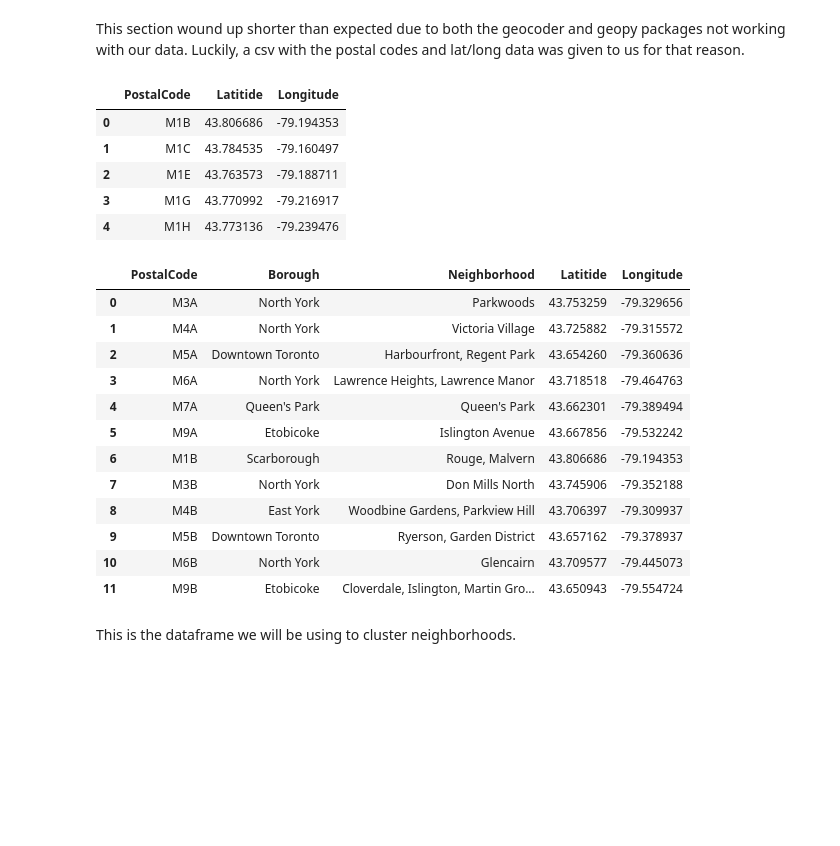
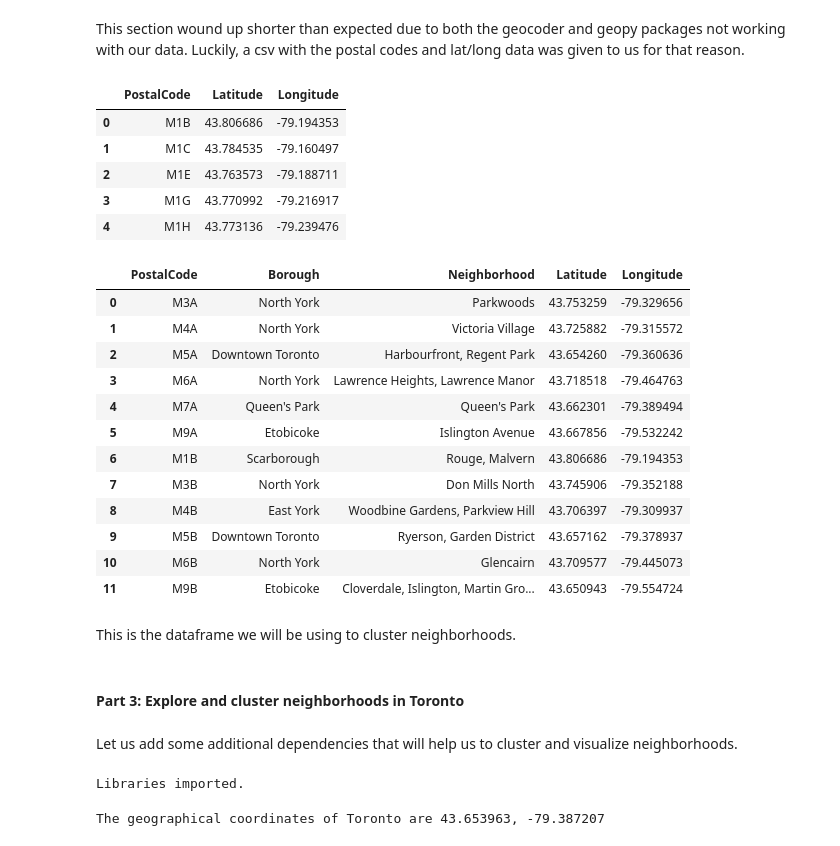
Before and after one commit to mike-bennett/Coursera_Capstone, a Jupyter notebook: Toronto_Clustering.ipynb, the cells around one changed output. Drawn from its saved outputs; the diff is of its cells as text; code cells hidden in the pictures; blank space fills up the shorter version.

Commit message:
Explore and cluster neighborhoods

```diff
--- a/Toronto_Clustering.ipynb
+++ b/Toronto_Clustering.ipynb
@@ -80,12 +80,12 @@ df_final.shape
 <p>This section wound up shorter than expected due to both the geocoder and geopy packages not working with our data. Luckily, a csv with the postal codes and lat/long data was given to us for that reason.</p>
 # %%
 # It will be important to name our first column 'Postal Code'
-names = ['PostalCode', 'Latitide', 'Longitude']
+names = ['PostalCode', 'Latitude', 'Longitude']
 coord = pd.read_csv('Data_Files/GeoSpatial_Coordinates.csv',
                     names=names, header=0)
 coord.head()
 # %% [output]
-|  | PostalCode | Latitide | Longitude |
+|  | PostalCode | Latitude | Longitude |
 | 0 | M1B | 43.806686 | -79.194353 |
 | 1 | M1C | 43.784535 | -79.160497 |
 | 2 | M1E | 43.763573 | -79.188711 |
@@ -96,7 +96,7 @@ coord.head()
 df_complete = pd.merge(df_final, coord, on='PostalCode')
 df_complete.head(12)
 # %% [output]
-|  | PostalCode | Borough | Neighborhood | Latitide | Longitude |
+|  | PostalCode | Borough | Neighborhood | Latitude | Longitude |
 | 0 | M3A | North York | Parkwoods | 43.753259 | -79.329656 |
 | 1 | M4A | North York | Victoria Village | 43.725882 | -79.315572 |
 | 2 | M5A | Downtown Toronto | Harbourfront, Regent Park | 43.654260 | -79.360636 |
@@ -111,3 +111,35 @@ df_complete.head(12)
 | 11 | M9B | Etobicoke | Cloverdale, Islington, Martin Gro... | 43.650943 | -79.554724 |
 # %% [markdown]
 This is the dataframe we will be using to cluster neighborhoods.
+# %% [markdown]
+#### Part 3: Explore and cluster neighborhoods in Toronto <a id='cluster'></a>
+# %% [markdown]
+Let us add some additional dependencies that will help us to cluster and visualize neighborhoods.
+# %%
+import requests
+import json
+from pandas.io.json import json_normalize
+
+from geopy.geocoders import Nominatim
+
+import matplotlib.cm as cm
+import matplotlib.colors as colors
+
+from sklearn.cluster import KMeans
+
+import folium
+
+print('Libraries imported.')
+# %% [output]
+Libraries imported.
+# %%
+# locate Ontario's lat/long
+address = 'Toronto, Ontario'
+
+geolocator = Nominatim(user_agent='toronto_explorer') # Custom name user agent
+location = geolocator.geocode(address)
+latitude = location.latitude
+longitude = location.longitude
+print('The geographical coordinates of Toronto are {}, {}'.format(latitude, longitude))
+# %% [output]
+The geographical coordinates of Toronto are 43.653963, -79.387207
```
Also changed, not shown: parts of 49 cells of this notebook.
